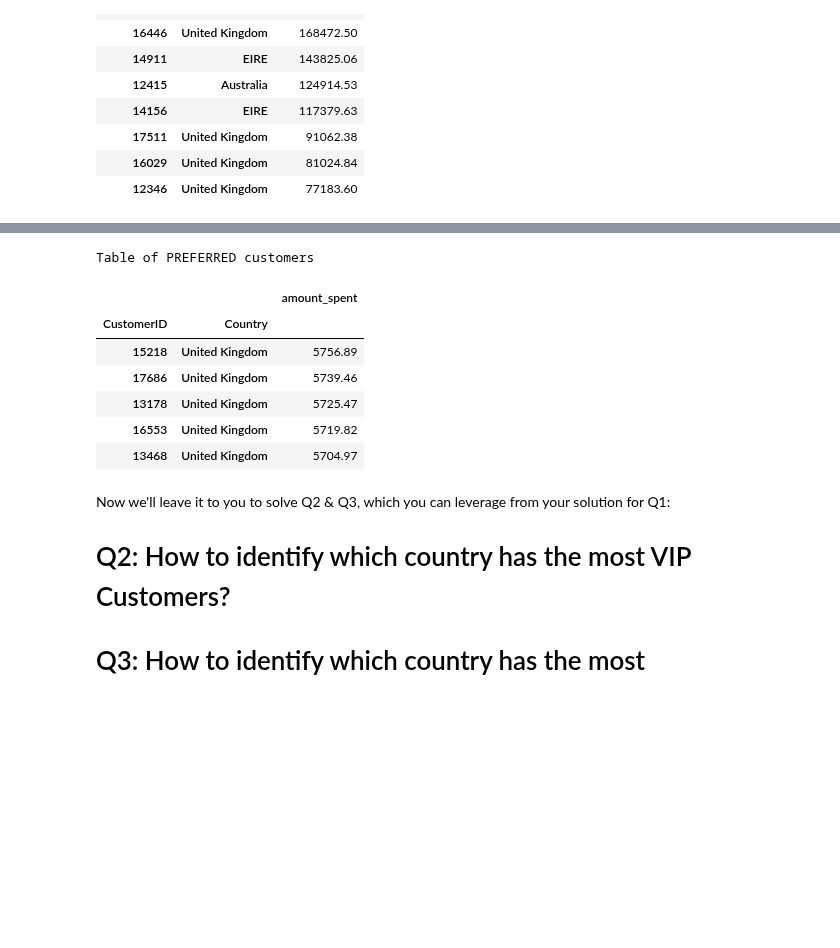
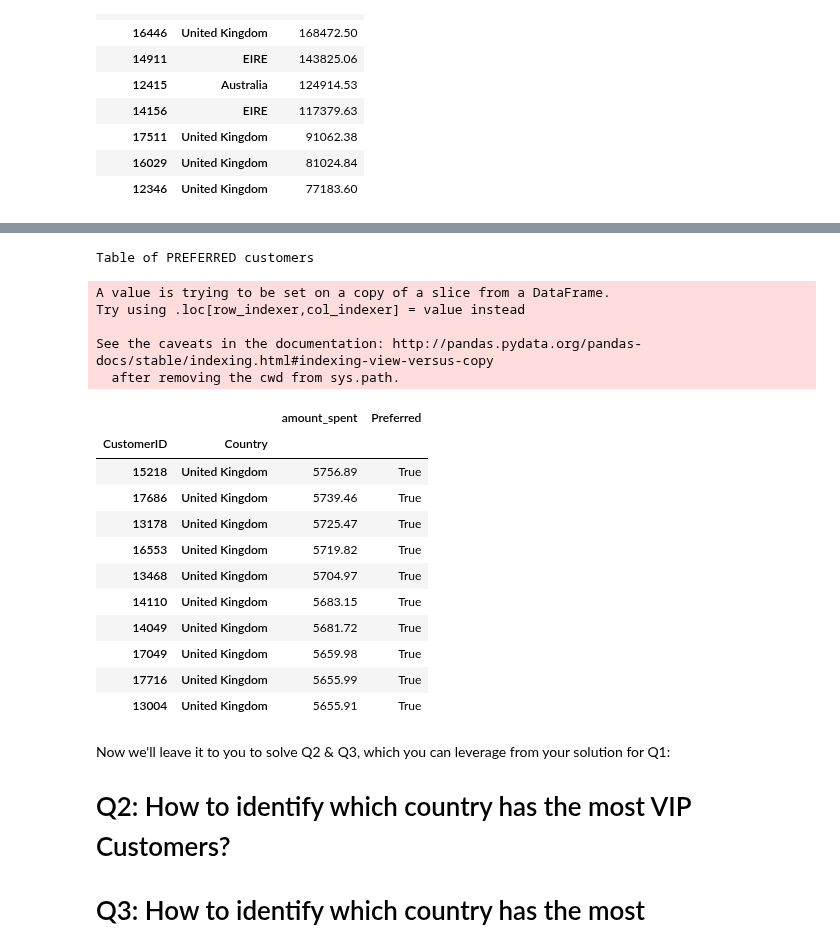
Before and after one commit to davidlafuentem/data-labs, a Jupyter notebook: module-2/lab-df-calculation-and-transformation/your-code/challenge-3.ipynb, the cells around one changed output, grey strips where cells are left out. Cells and saved outputs as stored; diff of their text form; code cells hidden in the pictures; blank space fills up the shorter version.

```diff
--- a/module-2/lab-df-calculation-and-transformation/your-code/challenge-3.ipynb
+++ b/module-2/lab-df-calculation-and-transformation/your-code/challenge-3.ipynb
@@ -103,18 +111,29 @@ ValueError: The truth value of a DataFrame is ambiguous. Use a.empty, a.bool(),
 # %%
 #select customer by its group
 preferred_customers = spent_by_customer[(spent_by_customer.amount_spent <= vip_limit) & (spent_by_customer.amount_spent > preferred_limit)]
 
+preferred_customers['Preferred'] = True
 print("\nTable of PREFERRED customers")
-preferred_customers.head()
+preferred_customers.head(10)
 # %% [output]
 Table of PREFERRED customers
+A value is trying to be set on a copy of a slice from a DataFrame.
+Try using .loc[row_indexer,col_indexer] = value instead
+
+See the caveats in the documentation: http://pandas.pydata.org/pandas-docs/stable/indexing.html#indexing-view-versus-copy
+  after removing the cwd from sys.path.
-|  |  | amount_spent |
-| CustomerID | Country |  |
-| 15218 | United Kingdom | 5756.89 |
-| 17686 | United Kingdom | 5739.46 |
-| 13178 | United Kingdom | 5725.47 |
-| 16553 | United Kingdom | 5719.82 |
-| 13468 | United Kingdom | 5704.97 |
+|  |  | amount_spent | Preferred |
+| CustomerID | Country |  |  |
+| 15218 | United Kingdom | 5756.89 | True |
+| 17686 | United Kingdom | 5739.46 | True |
+| 13178 | United Kingdom | 5725.47 | True |
+| 16553 | United Kingdom | 5719.82 | True |
+| 13468 | United Kingdom | 5704.97 | True |
+| 14110 | United Kingdom | 5683.15 | True |
+| 14049 | United Kingdom | 5681.72 | True |
+| 17049 | United Kingdom | 5659.98 | True |
+| 17716 | United Kingdom | 5655.99 | True |
+| 13004 | United Kingdom | 5655.91 | True |
 # %% [markdown]
 Now we'll leave it to you to solve Q2 & Q3, which you can leverage from your solution for Q1:
 
```
Also changed, not shown: parts of 8 cells of this notebook.
